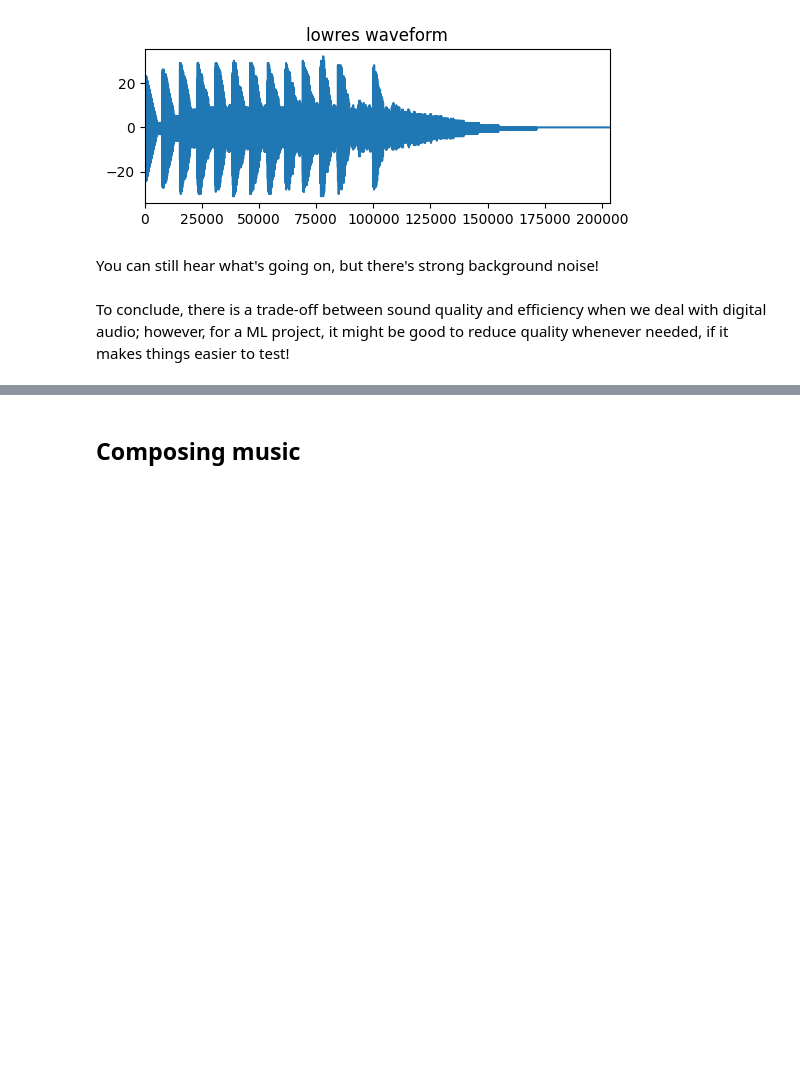
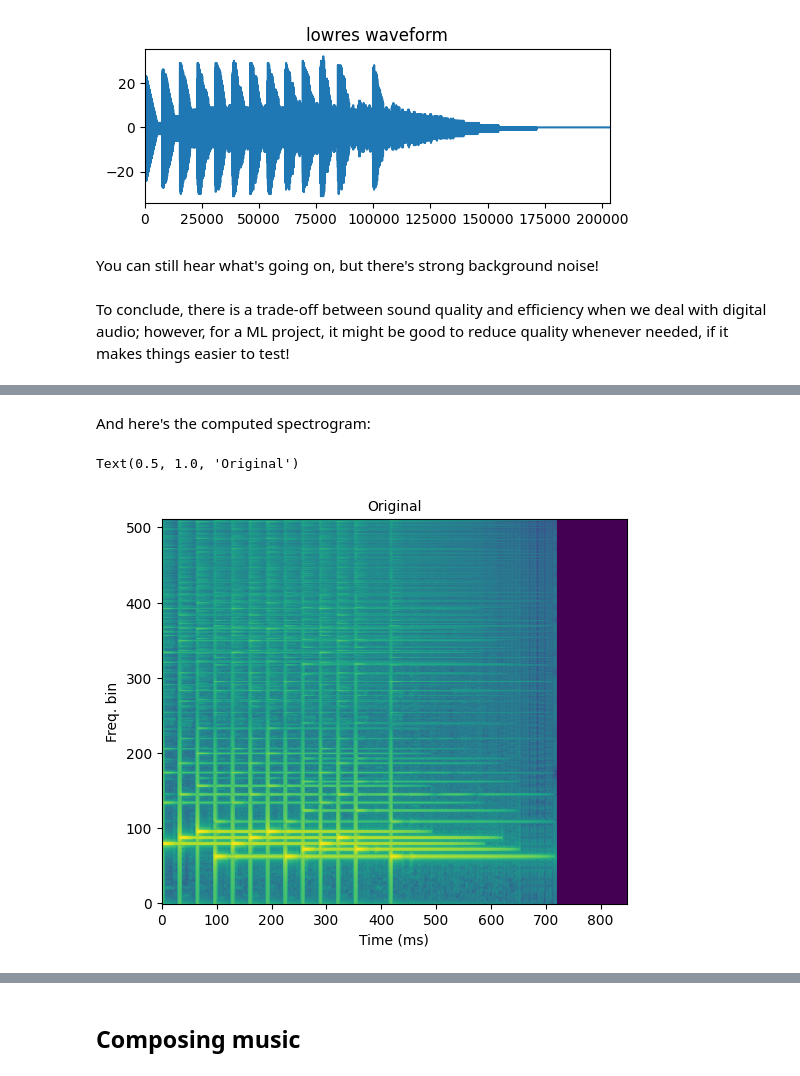
Before and after one commit to ML-MSAI-2024-hackathon/audio-processing-starter-kit, a Jupyter notebook: welcome.ipynb, the cells around one changed output, grey strips where cells are left out. Cells and saved outputs as stored; diff of their text form; code cells hidden in the pictures; blank space fills up the shorter version.

Commit message:
- Added utils.py - Added spectrogram section in the welcome notebook - Added specific versions to requirements.txt

```diff
--- a/welcome.ipynb
+++ b/welcome.ipynb
@@ -104,0 +101,28 @@ To conclude, there is a trade-off between sound quality and efficiency when we d
+# %%
+device = "cuda"  # change to "cpu" if you don't have a GPU
+
+# NOTE: these parameters are optimized for a sample rate of 44.1 kHz
+params = SpectrogramParams(
+            sample_rate=44100,
+            stereo=False,
+            step_size_ms=10,
+            min_frequency=20,
+            max_frequency=20000,
+            num_frequencies=512,
+        )
+
+converter = SpectrogramConverter(params=params, device=device)
+# %% [markdown]
+And here's the computed spectrogram:
+# %%
+audio = audio.set_frame_rate(params.sample_rate)
+spectrogram = converter.spectrogram_from_audio(audio)
+
+plt.figure(figsize=(6,5))
+plt.imshow(librosa.power_to_db(spectrogram.squeeze()), origin='lower', aspect='auto', interpolation="nearest")
+plt.ylabel('Freq. bin')
+plt.xlabel('Time (ms)')
+plt.title('Original', fontsize=10)
+# %% [output]
+Text(0.5, 1.0, 'Original')
+[figure, added]
```
Also changed, not shown: parts of 15 cells of this notebook, 2 other files.
